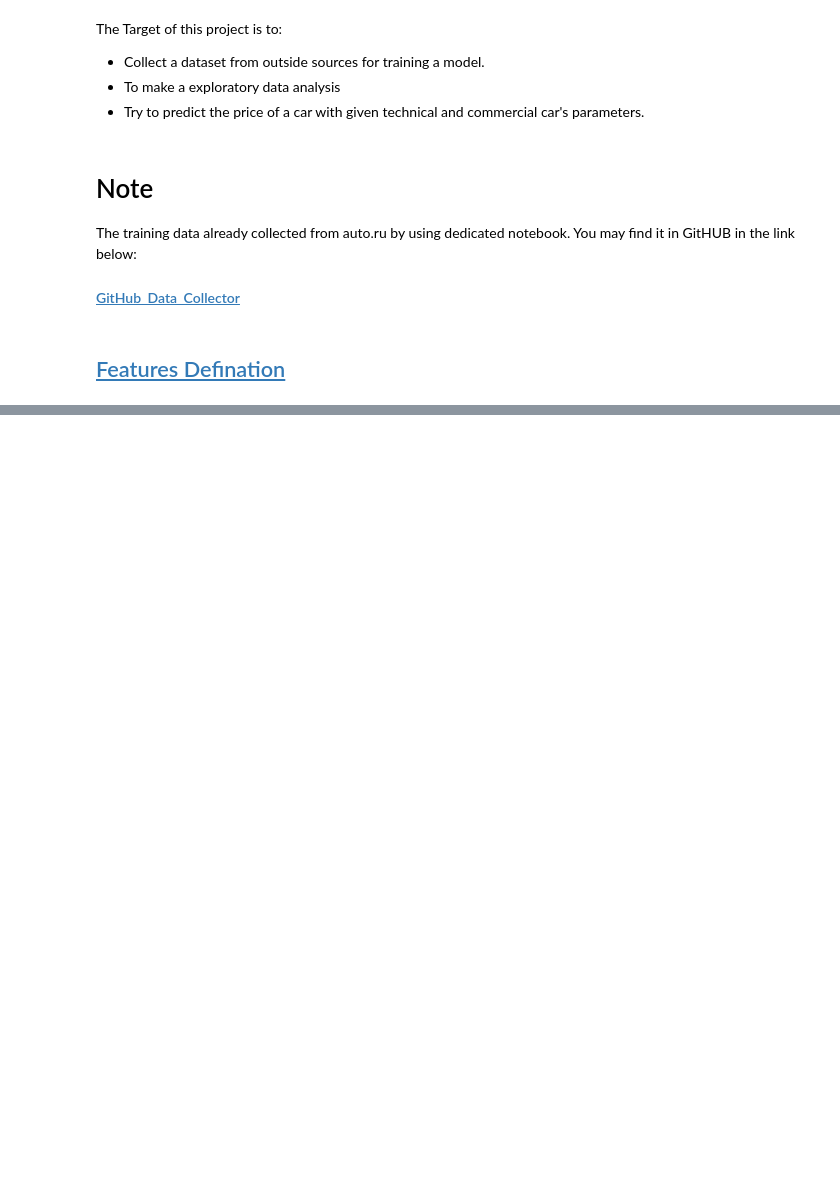
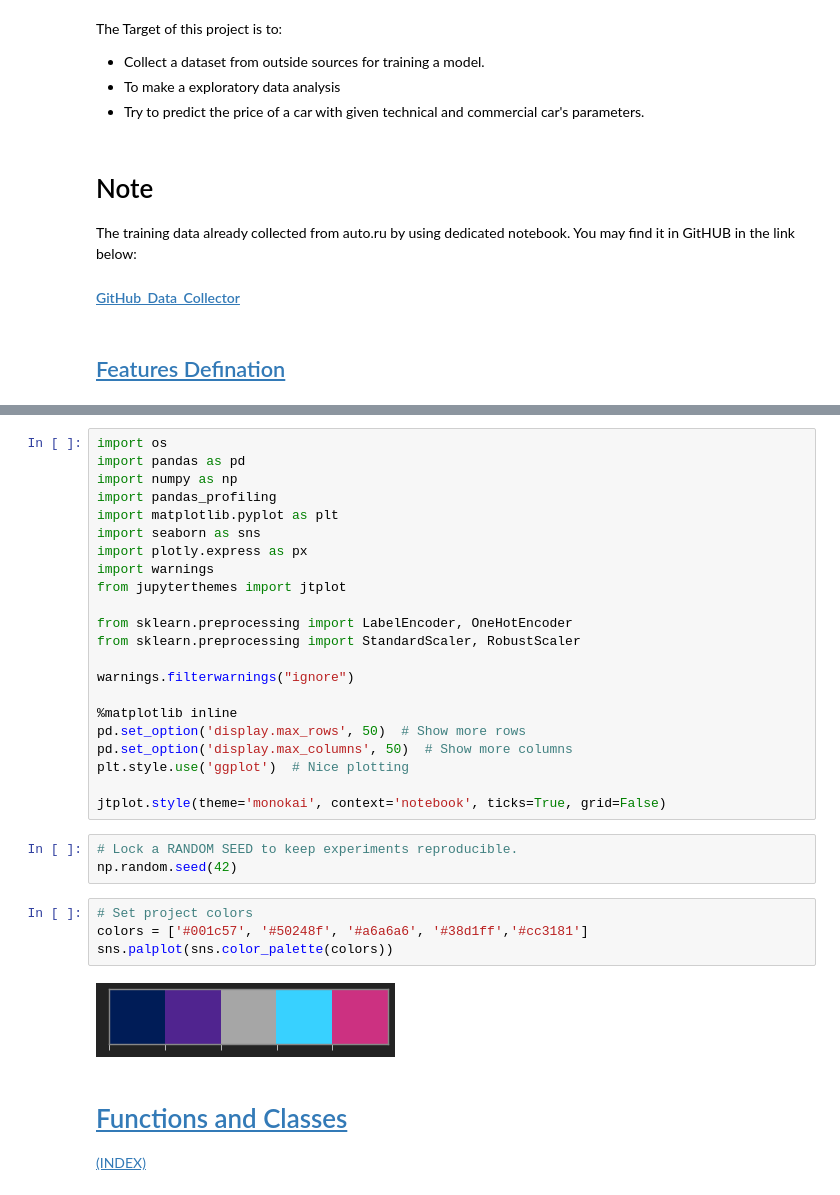
Before and after one commit to Paull-dark/PET_Projects_-SF-, a Jupyter notebook: module_6_Cars/Choose a car profitably(the _A_Team).ipynb, the cells around one changed output, grey strips where cells are left out. Saved outputs shown, nothing was run; the diff lists cells and outputs as text; blank space fills up the shorter version.

Commit message:
start_preprocessing

```diff
--- a/module_6_Cars/Choose a car profitably(the _A_Team).ipynb
+++ b/module_6_Cars/Choose a car profitably(the _A_Team).ipynb
@@ -79,0 +95,35 @@ Name: name, Length: 103263, dtype: float64
+# %%
+import os
+import pandas as pd
+import numpy as np
+import pandas_profiling
+import matplotlib.pyplot as plt
+import seaborn as sns
+import plotly.express as px
+import warnings
+from jupyterthemes import jtplot
+
+from sklearn.preprocessing import LabelEncoder, OneHotEncoder
+from sklearn.preprocessing import StandardScaler, RobustScaler
+
+warnings.filterwarnings("ignore")
+
+%matplotlib inline
+pd.set_option('display.max_rows', 50)  # Show more rows
+pd.set_option('display.max_columns', 50)  # Show more columns
+plt.style.use('ggplot')  # Nice plotting
+
+jtplot.style(theme='monokai', context='notebook', ticks=True, grid=False)
+# %%
+# Lock a RANDOM SEED to keep experiments reproducible.
+np.random.seed(42)
+# %%
+# Set project colors
+colors = ['#001c57', '#50248f', '#a6a6a6', '#38d1ff','#cc3181']
+sns.palplot(sns.color_palette(colors))
+# %% [output]
+[figure, added]
+# %% [markdown]
+<a id="sec4"></a>
+# [Functions and Classes](#sec4)
+[(INDEX)](#sec2)
```
Also changed, not shown: parts of 18 cells of this notebook, 1 other file.
